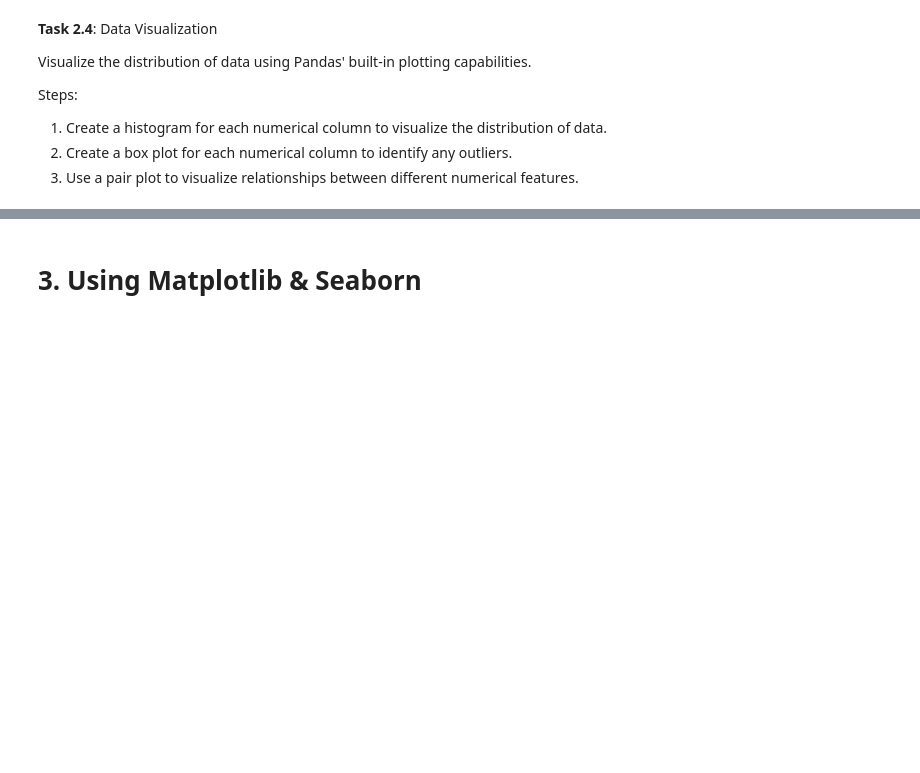
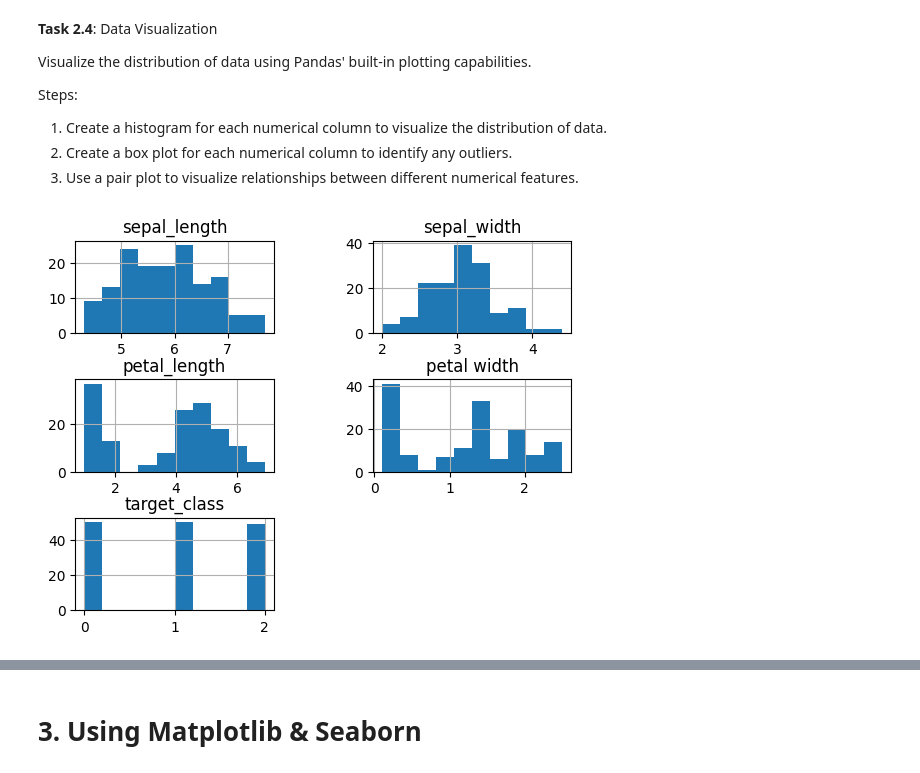
Before and after one commit to sgn-fade/ML, a Jupyter notebook: lab_works/lab_0/lab_0.ipynb, the cells around one changed output, grey strips where cells are left out. Cells and saved outputs as stored; diff of their text form; code cells hidden in the pictures; blank space fills up the shorter version.

```diff
--- a/lab_works/lab_0/lab_0.ipynb
+++ b/lab_works/lab_0/lab_0.ipynb
@@ -32,4 +65,9 @@ Steps:
 2. Display the first 5 rows of the DataFrame using the head() method.
 3. Use the info() method to get a concise summary of the DataFrame.
 # %%
-# Your solution here
+import pandas as pd
+
+df = pd.read_csv('fisher_irises.csv')
+
+print(df.head(), end='\n\n')
+print(df.info())
@@ -43,4 +102,12 @@ Steps:
 2. If there are missing values, fill them with the mean of the respective column.
 3. Convert any necessary columns to the appropriate data type (e.g., categorical to numerical).
 # %%
-# Your solution here
+print( df.isnull().sum())
+
+df = df.fillna(df.mean(numeric_only=True))
+
+print(df.isnull().sum())
+df = df.dropna(subset=['target_class'])
+df['target_class'] = df['target_class'].astype('category').cat.codes
+print(df.head())
+print(df.tail())
@@ -65,4 +173,9 @@ Steps:
 2. Create a box plot for each numerical column to identify any outliers.
 3. Use a pair plot to visualize relationships between different numerical features.
 # %%
-# Your solution here
+from matplotlib import pyplot as plt
+df.hist()
+plt.subplots_adjust(hspace=0.5, wspace=0.5)
+plt.show()
+# %% [output]
+[figure, added]
```
Also changed, not shown: parts of 11 cells of this notebook, 2 other files.
